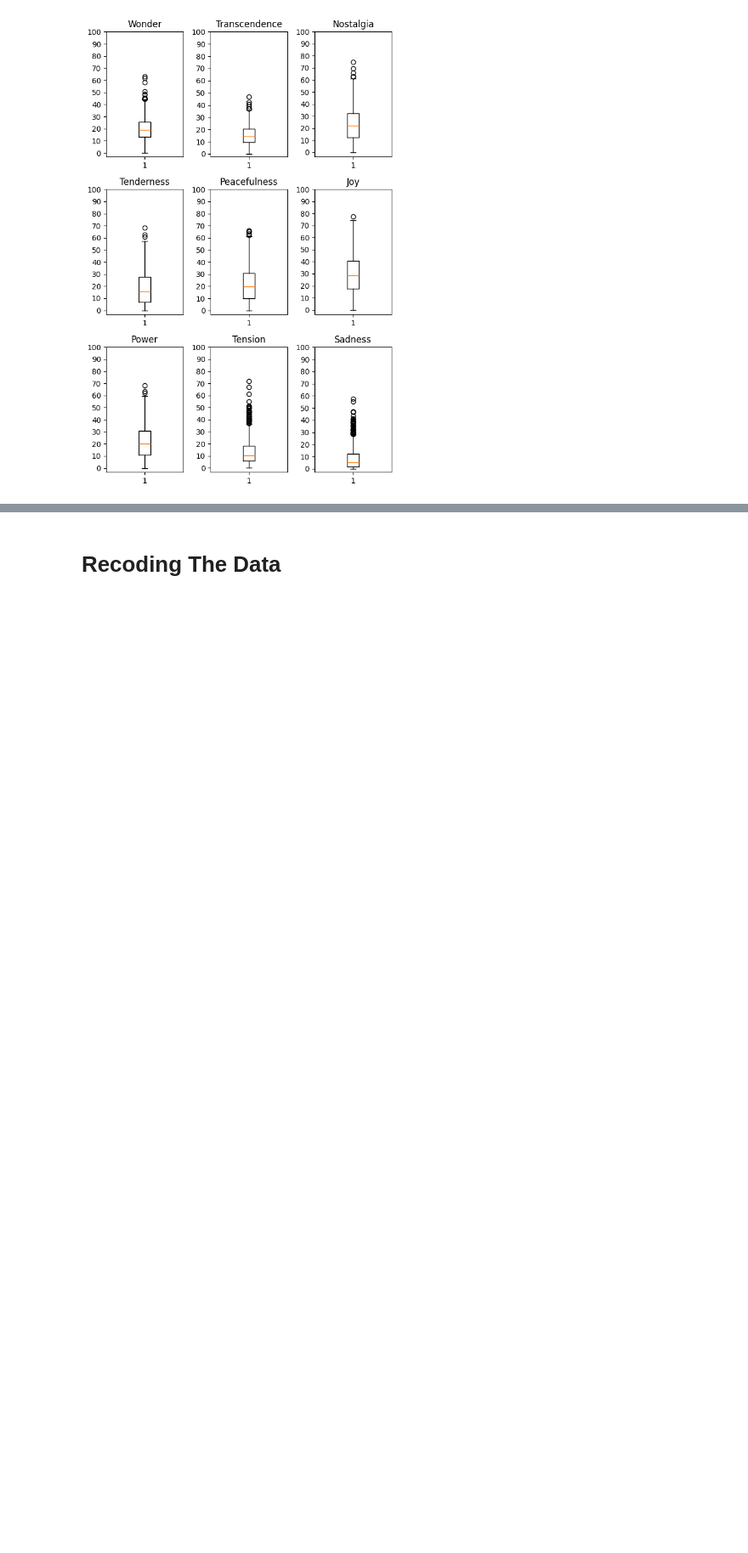
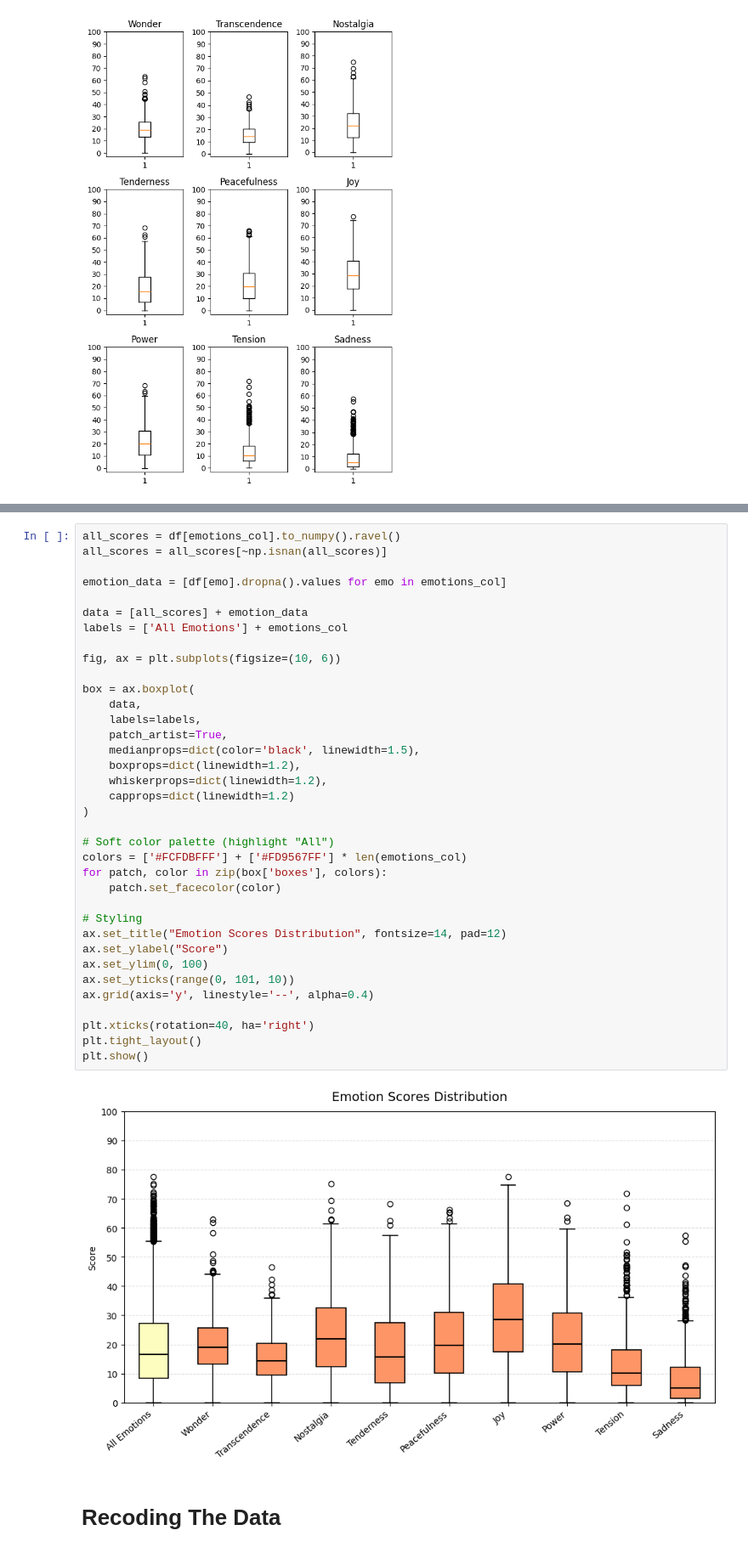
Before and after one commit to Squidez/MJF-GEMS-Annotations, a Jupyter notebook: data analysis.ipynb, the cells around one changed output, grey strips where cells are left out. Shown at 85% size. Cells and saved outputs as stored; diff of their text form; blank space fills up the shorter version.

```diff
--- a/data analysis.ipynb
+++ b/data analysis.ipynb
@@ -189,3 +202,41 @@ plt.show()
+# %%
+all_scores = df[emotions_col].to_numpy().ravel()
+all_scores = all_scores[~np.isnan(all_scores)]
+
+emotion_data = [df[emo].dropna().values for emo in emotions_col]
+
+data = [all_scores] + emotion_data
+labels = ['All Emotions'] + emotions_col
+
+fig, ax = plt.subplots(figsize=(10, 6))
+
+box = ax.boxplot(
+    data,
+    labels=labels,
+    patch_artist=True,
+    medianprops=dict(color='black', linewidth=1.5),
+    boxprops=dict(linewidth=1.2),
+    whiskerprops=dict(linewidth=1.2),
+    capprops=dict(linewidth=1.2)
+)
+
+# Soft color palette (highlight "All")
+colors = ['#FCFDBFFF'] + ['#FD9567FF'] * len(emotions_col)
+for patch, color in zip(box['boxes'], colors):
+    patch.set_facecolor(color)
+
+# Styling
+ax.set_title("Emotion Scores Distribution", fontsize=14, pad=12)
+ax.set_ylabel("Score")
+ax.set_ylim(0, 100)
+ax.set_yticks(range(0, 101, 10))
+ax.grid(axis='y', linestyle='--', alpha=0.4)
+
+plt.xticks(rotation=40, ha='right')
+plt.tight_layout()
+plt.show()
+# %% [output]
+[figure, added]
 # %% [markdown]
 # Recoding The Data
 # %%
```
Also changed, not shown: parts of 5 cells of this notebook, 7 other files.
